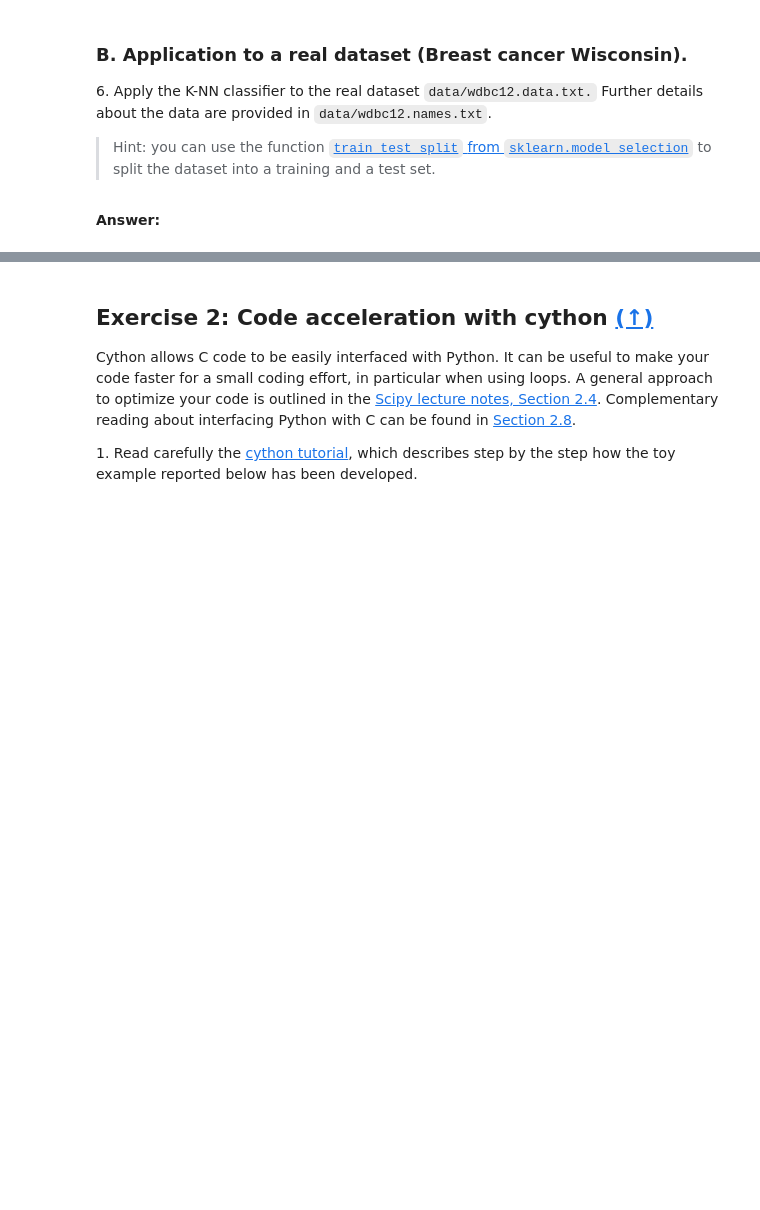
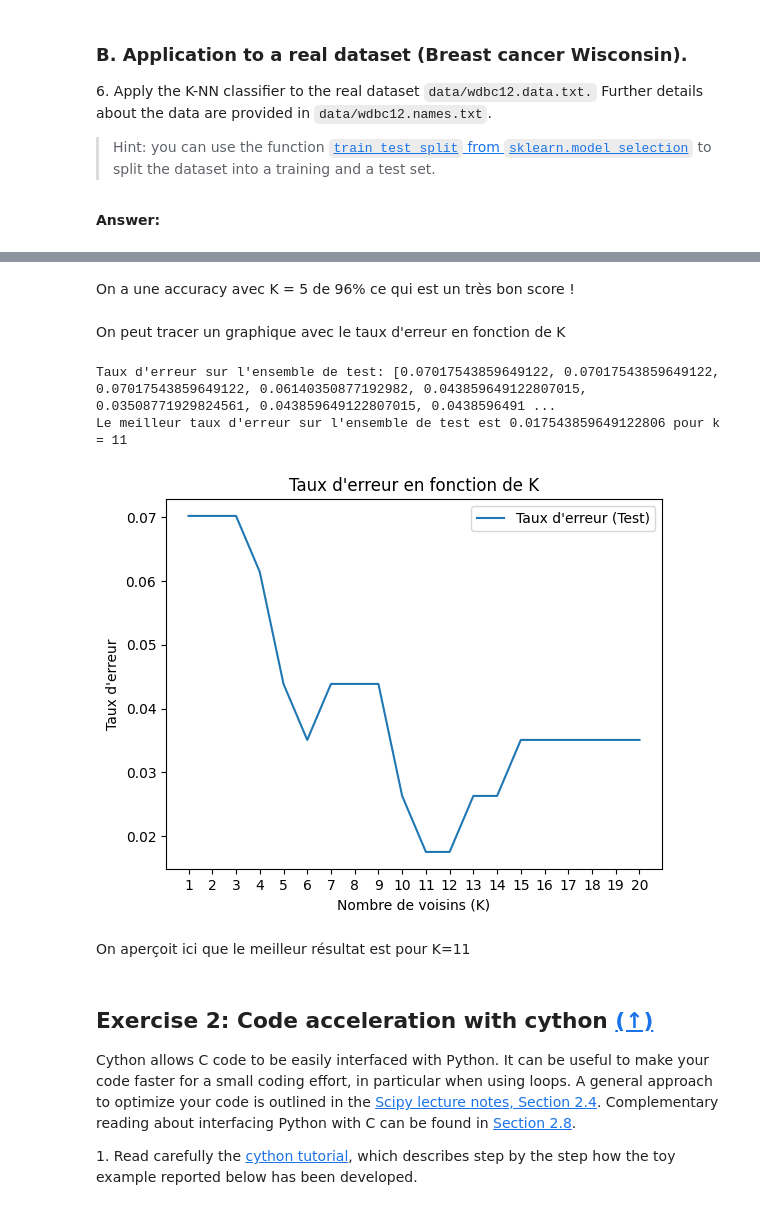
Before and after one commit to mcaron01/python_sdia, a Jupyter notebook: Labs/Lab4/lab4.ipynb, the cells around one changed output, grey strips where cells are left out. Cells and saved outputs as stored; diff of their text form; code cells hidden in the pictures; blank space fills up the shorter version.

Commit message:
add part wisconsin

```diff
--- a/Labs/Lab4/lab4.ipynb
+++ b/Labs/Lab4/lab4.ipynb
@@ -381,0 +382,19 @@ On observe donc que le temps d'éxecution pour notre implémentation de KNN est
+# %%
+from sklearn.model_selection import train_test_split
+from sklearn.metrics import classification_report
+
+# Chargement des données
+data = np.loadtxt('data/wdbc12.data.txt', delimiter=',')
+X = data[:, 2:]
+y = data[:, 1]
+
+# On divise les données en ensembles d'entraînement et de test
+X_train, X_test, y_train, y_test = train_test_split(X, y, test_size=0.2, random_state=42)
+
+# On applique la fonction k_nearest_neighbors
+k = 5
+predicted_labels = k_nearest_neighbors(X_train, y_train, X_test, k)
+
+# On peut maintenant évaluer les performances
+report = classification_report(y_test, predicted_labels)
+print(report)
@@ -382,3 +410,42 @@ On observe donc que le temps d'éxecution pour notre implémentation de KNN est
+# %% [markdown]
+On a une accuracy avec K = 5 de 96% ce qui est un très bon score !
+# %% [markdown]
+On peut tracer un graphique avec le taux d'erreur en fonction de K
+# %%
+error_rates_test = []
+
+best_k_test = None
+best_error_rate_test = float('inf')
+
+# On boucle pour des valeurs de K allant de 1 à 20
+for k in range(1, 21):
+    predicted_labels_test = k_nearest_neighbors(X_train, y_train, X_test, k)
+    error_rate_test = np.mean(predicted_labels_test != y_test)
+    error_rates_test.append(error_rate_test)
+
+    # On met à jour la meilleure configuration si nécessaire pour le test
+    if error_rate_test < best_error_rate_test:
+        best_k_test = k
+        best_error_rate_test = error_rate_test
+
+print("Taux d'erreur sur l'ensemble de test:", error_rates_test)
+print("Le meilleur taux d'erreur sur l'ensemble de test est", best_error_rate_test, "pour k =", best_k_test)
+
+# Affichage
+plt.plot(range(1, 21), error_rates_test, label='Taux d\'erreur (Test)')
+plt.xlabel('Nombre de voisins (K)')
+plt.xticks(np.arange(1, 21, step=1))
+plt.ylabel('Taux d\'erreur')
+plt.title('Taux d\'erreur en fonction de K')
+plt.legend()
+plt.savefig("img/knn-wisconsin.png")
+plt.show()
+# %% [output]
+Taux d'erreur sur l'ensemble de test: [0.07017543859649122, 0.07017543859649122, 0.07017543859649122, 0.06140350877192982, 0.043859649122807015, 0.03508771929824561, 0.043859649122807015, 0.0438596491 ...
+Le meilleur taux d'erreur sur l'ensemble de test est 0.017543859649122806 pour k = 11
+[figure, added]
+# %% [markdown]
+On aperçoit ici que le meilleur résultat est pour K=11
 # %% [markdown]
 ## <a name="ex2">Exercise 2: Code acceleration with cython</a> [(&#8593;)](#content)
 
```
Also changed, not shown: parts of 5 cells of this notebook, 7 other files.
